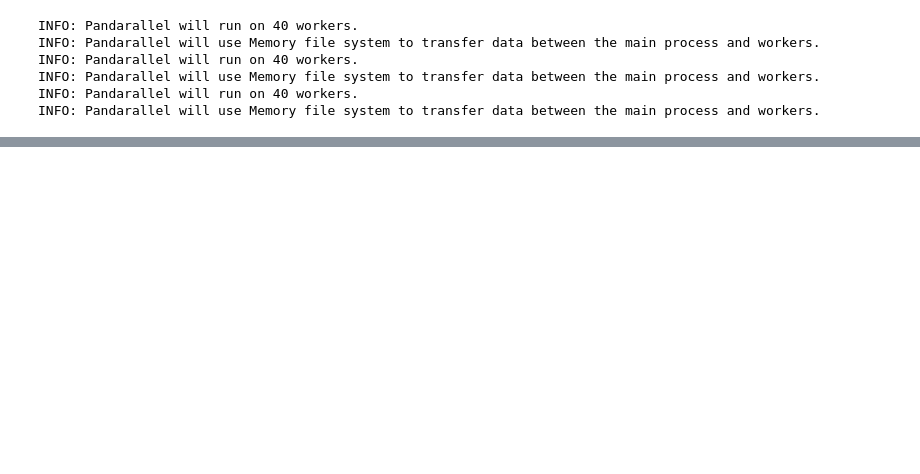
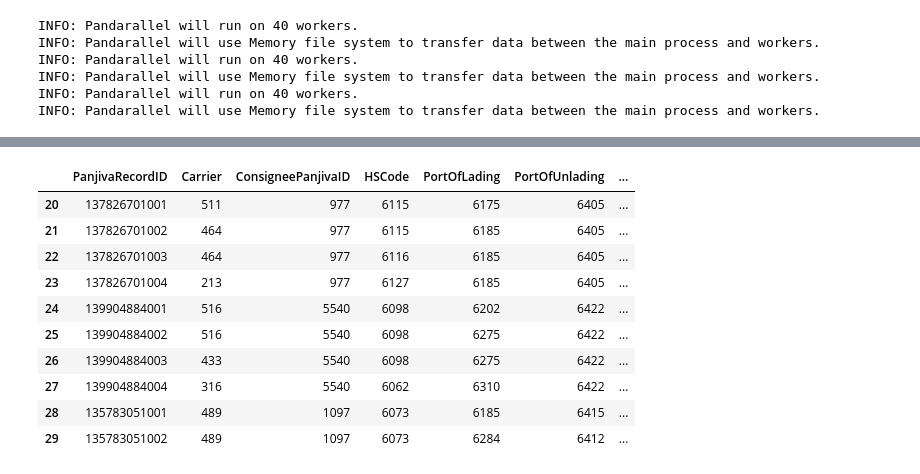
Before and after one commit to ddatta-DAC/HITL_1, a Jupyter notebook: Gen_Synthetic_Data/Anomaly_Generator_v01.ipynb, the cells around one changed output, grey strips where cells are left out. Drawn from its saved outputs; the diff is of its cells as text; code cells hidden in the pictures; blank space fills up the shorter version.

```diff
--- a/Gen_Synthetic_Data/Anomaly_Generator_v01.ipynb
+++ b/Gen_Synthetic_Data/Anomaly_Generator_v01.ipynb
@@ -144,7 +144,7 @@ def set_up_config(_DIR=None):
     attribute_columns = list(sorted(_cols))
     return
 # %%
-DIR = 'us_import4'
+DIR = 'us_import5'
 set_up_config(DIR)
 
 Anomaly_Output_path = './../generated_data_v1/generated_anomalies/{}'.format(DIR)
@@ -672,3 +713,17 @@ negative_anomalies
+# %%
+positive_anomalies.iloc[20:30]
+# %% [output]
+|  | PanjivaRecordID | Carrier | ConsigneePanjivaID | HSCode | PortOfLading | PortOfUnlading | ... |
+| 20 | 137826701001 | 511 | 977 | 6115 | 6175 | 6405 | ... |
+| 21 | 137826701002 | 464 | 977 | 6115 | 6185 | 6405 | ... |
+| 22 | 137826701003 | 464 | 977 | 6116 | 6185 | 6405 | ... |
+| 23 | 137826701004 | 213 | 977 | 6127 | 6185 | 6405 | ... |
+| 24 | 139904884001 | 516 | 5540 | 6098 | 6202 | 6422 | ... |
+| 25 | 139904884002 | 516 | 5540 | 6098 | 6275 | 6422 | ... |
+| 26 | 139904884003 | 433 | 5540 | 6098 | 6275 | 6422 | ... |
+| 27 | 139904884004 | 316 | 5540 | 6062 | 6310 | 6422 | ... |
+| 28 | 135783051001 | 489 | 1097 | 6073 | 6185 | 6415 | ... |
+| 29 | 135783051002 | 489 | 1097 | 6073 | 6284 | 6412 | ... |
 # %%
 # ==========================
 # Save the data frames
```
Also changed, not shown: parts of 11 cells of this notebook, 2 other files.
